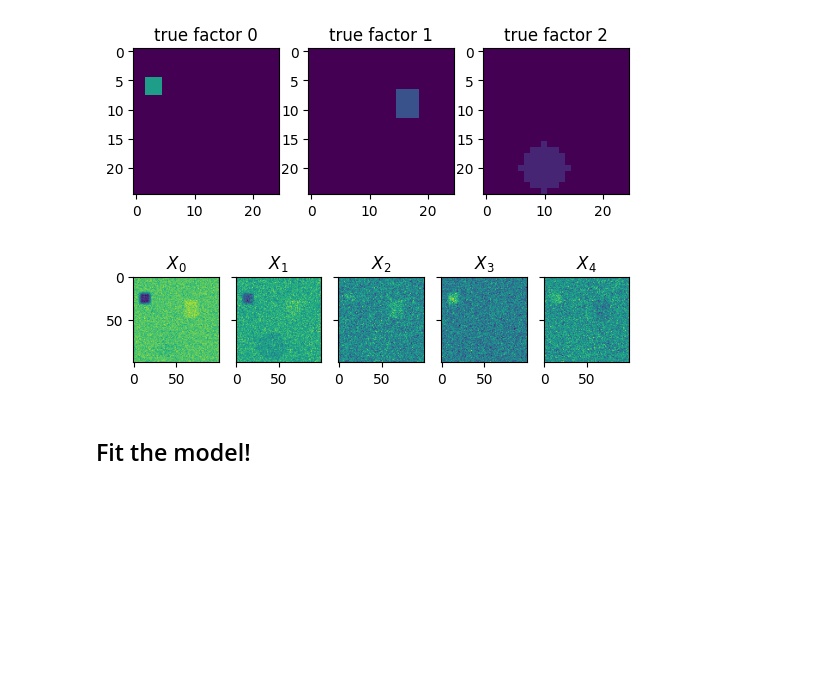
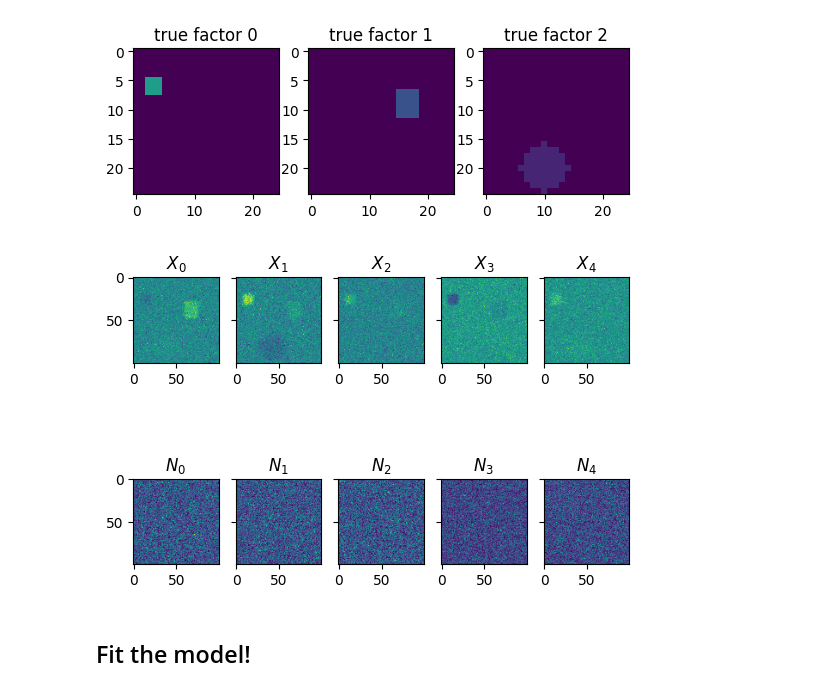
Before and after one commit to lindermanlab/fos, a Jupyter notebook: simple_demo.ipynb, the cells around one changed output. Drawn from its saved outputs; the diff is of its cells as text; code cells hidden in the pictures; blank space fills up the shorter version.

```diff
--- a/simple_demo.ipynb
+++ b/simple_demo.ipynb
@@ -15,12 +15,12 @@ tfd = tfp.distributions
 # %% [markdown]
 ## Make synthetic 2D dataset for testing
 # %%
-key = jr.PRNGKey(0)
+key = jr.PRNGKey(1)
 num_mice = 20
 height, width = 100, 100
 downsample_factor = 4
 num_factors = 3
-emission_noise_scale = 0.5
+emission_noise_scale = 1.0
 loading_scale = 10.0
 
 # Make some simple factors
@@ -32,14 +32,16 @@ true_weights = true_weights.at[2].set(jnp.where(((xx - 10)**2 + (yy - 20)**2) <=
 true_weights /= true_weights.sum(axis=(1, 2), keepdims=True)
 
 # Sample data
-k1, k2 = jr.split(key, 2)
+k1, k2, k3 = jr.split(key, 3)
 
 # Sample factors
 true_loadings = tfd.Laplace(0.0, loading_scale).sample(seed=k1, sample_shape=(num_mice, num_factors))
 
 # Sample data
+counts = 1 + jr.poisson(k3, 3.0, (num_mice, height, width))
+# counts = jnp.ones((num_mice, height, width))
 mus = jnp.einsum('mk, khw->mhw', true_loadings, resize(true_weights, (num_factors, height, width), method="linear"))
-data = tfd.Normal(mus, emission_noise_scale).sample(seed=k2)
+data = tfd.Normal(mus, jnp.sqrt(emission_noise_scale**2 / counts)).sample(seed=k2)
 # %% [markdown]
 ## Plot factors and a few data points
 # %%
@@ -52,12 +54,14 @@ for k in range(num_factors):
 [figure]
 # %%
 # Plot some of the data
-fig, axs = plt.subplots(1, 5, sharey=True)
-for m, ax in enumerate(axs):
-    axs[m].imshow(data[m])
-    axs[m].set_title(r"$X_{}$".format(m))
+fig, axs = plt.subplots(2, 5, sharey=True)
+for m in jnp.arange(5):
+    axs[0, m].imshow(data[m])
+    axs[0, m].set_title(r"$X_{}$".format(m))
+    axs[1, m].imshow(counts[m])
+    axs[1, m].set_title(r"$N_{}$".format(m))
 # %% [output]
-[figure, old version]
+[figure, new version]
 # %% [markdown]
 ## Fit the model!
 # %%
```
Also changed, not shown: parts of 4 cells of this notebook, 2 other files.
